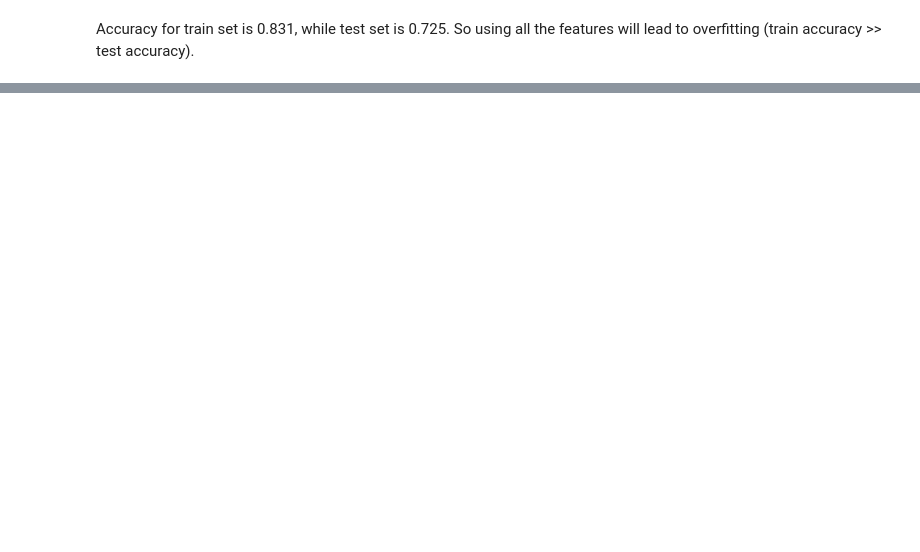
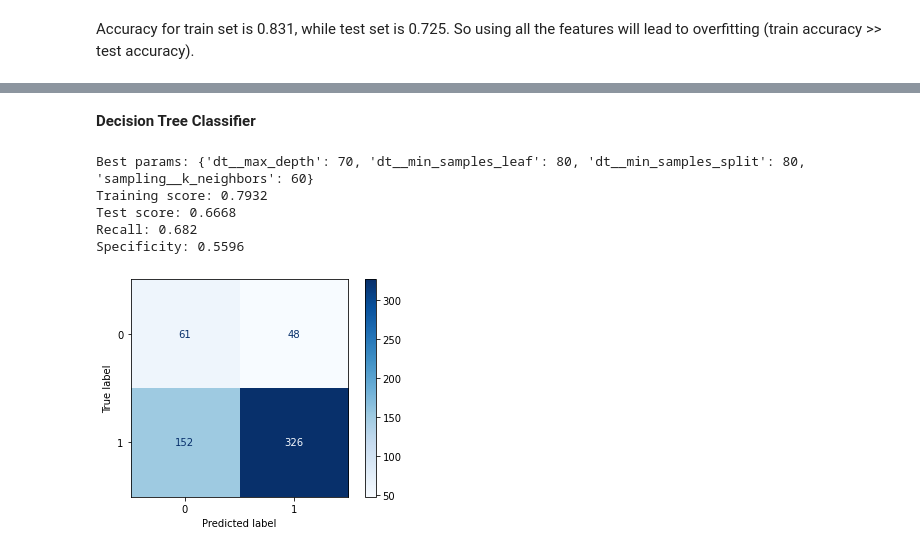
Before and after one commit to doscsy12/AKI_rrt, a Jupyter notebook: Preprocessing_model_tuning.ipynb, the cells around one changed output, grey strips where cells are left out. Drawn from its saved outputs; the diff is of its cells as text; code cells hidden in the pictures; blank space fills up the shorter version.

```diff
--- a/Preprocessing_model_tuning.ipynb
+++ b/Preprocessing_model_tuning.ipynb
@@ -265,0 +453,26 @@ Accuracy for train set is 0.831, while test set is 0.725. So using all the featu
+# %% [markdown]
+**Decision Tree Classifier**
+# %%
+# decision tree classifier
+grid_params = {
+    'sampling__k_neighbors': [40, 50, 60],
+    'dt__max_depth': [70, 80, 90],
+    'dt__min_samples_split': [70, 80, 90],
+    'dt__min_samples_leaf': [70, 80, 90],
+}
+
+# best_params = {
+#     'sampling__k_neighbors': [50],
+#     'dt__max_depth': [80],
+#     'dt__min_samples_split': [80],
+#     'dt__min_samples_leaf': [80],
+# }
+
+dt = run_models('dt', grid_params)
+# %% [output]
+Best params: {'dt__max_depth': 70, 'dt__min_samples_leaf': 80, 'dt__min_samples_split': 80, 'sampling__k_neighbors': 60}
+Training score: 0.7932
+Test score: 0.6668
+Recall: 0.682
+Specificity: 0.5596
+[figure, added]
```
Also changed, not shown: parts of 46 cells of this notebook.
